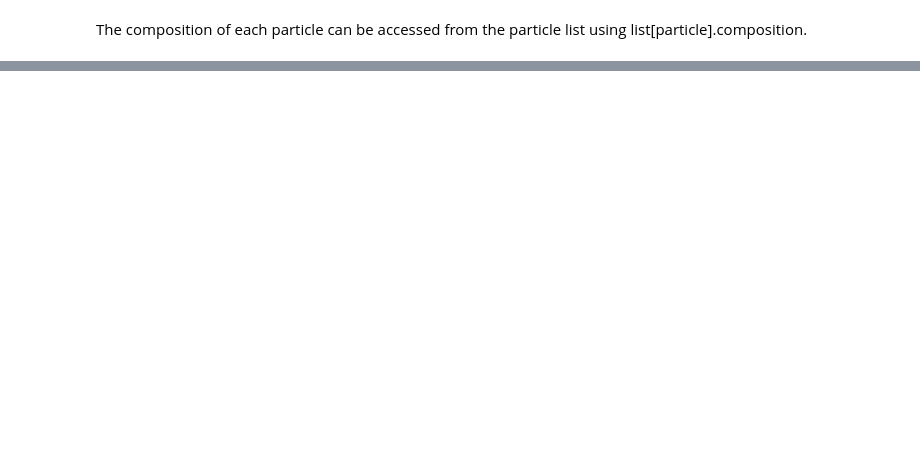
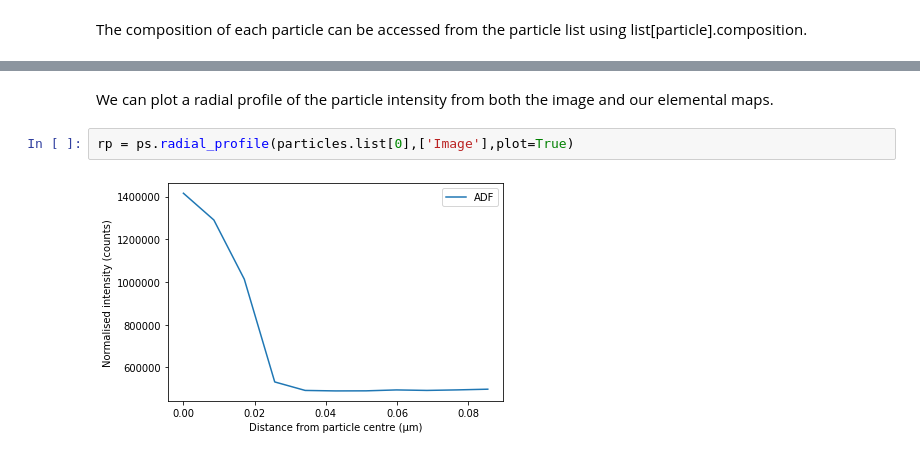
Before and after one commit to ePSIC-DLS/particlespy, a Jupyter notebook: ParticleSpy/Basic Example.ipynb, the cells around one changed output, grey strips where cells are left out. Drawn from its saved outputs; the diff is of its cells as text; blank space fills up the shorter version.

Commit message:
Added radial profile to the docs and updated the ipynb

```diff
--- a/ParticleSpy/Basic Example.ipynb
+++ b/ParticleSpy/Basic Example.ipynb
@@ -84,0 +103,6 @@ particles2.list[-1].composition
+# %% [markdown]
+We can plot a radial profile of the particle intensity from both the image and our elemental maps.
+# %%
+rp = ps.radial_profile(particles.list[0],['Image'],plot=True)
+# %% [output]
+[figure, added]
```
Also changed, not shown: parts of 12 cells of this notebook, 10 other files.
